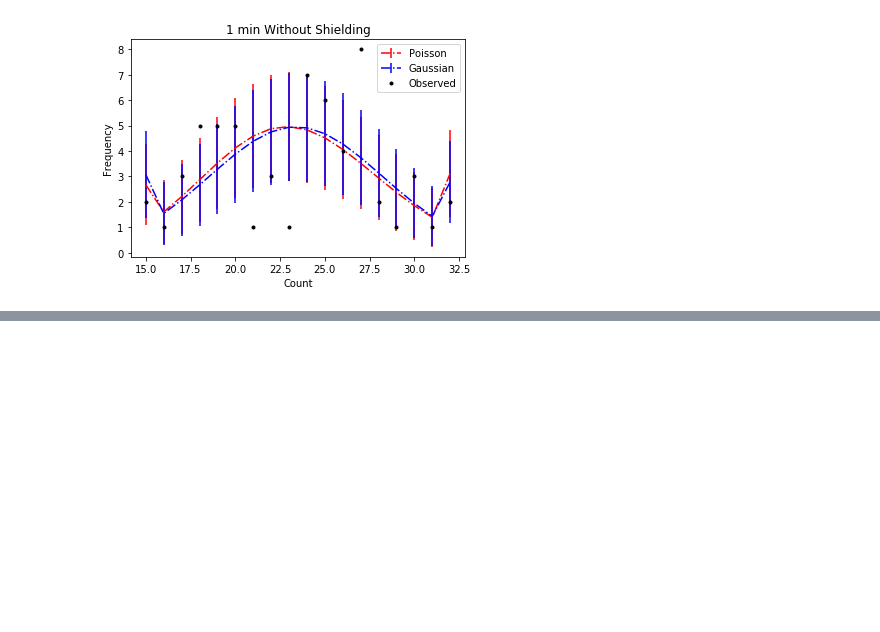
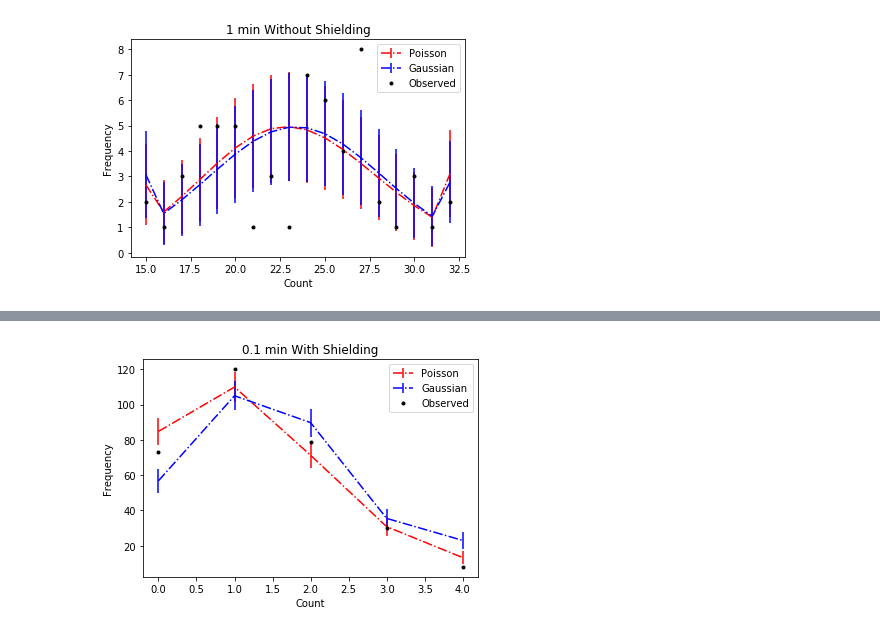
Before and after one commit to David-Zagaceta/Intermediate-Lab, a Jupyter notebook: Poisson_lab_v2.ipynb, the cells around one changed output, grey strips where cells are left out. Saved outputs shown, nothing was run; the diff lists cells and outputs as text; code cells hidden in the pictures; blank space fills up the shorter version.

Commit message:
added count rates

```diff
--- a/Poisson_lab_v2.ipynb
+++ b/Poisson_lab_v2.ipynb
@@ -239,3 +239,93 @@ std                2.193785           4.304453
 
 The poisson Chi2 is 20.575372302556445, the gaussian Chi2 is 20.315266717240167, the expected Chi2 is 17, with deviation 5.830951894845301
 [figure]
+# %%
+# load data and format for analysis
+df1 = pd.read_excel('0.1min_interval_geiger_shield.xlsx', header=None)
+params = df1[0].describe()
+N = params[0]
+mean = params[1]
+std = params[2]
+var = params[2]**2
+mean_uncertainty = np.sqrt(mean)/np.sqrt(N)
+var_uncertainty = np.sqrt(2*mean**2-mean)/np.sqrt(N-1)
+metrics = {}
+metrics.update({'mean':mean})
+metrics.update({'std':std})
+metrics.update({'var':var})
+metrics.update({'mean error':mean_uncertainty})
+metrics.update({'var error': var_uncertainty})
+metrics.update({'delta': abs(mean-var)})
+metrics.update({'delta uncertainty': np.sqrt(mean_uncertainty**2 + var_uncertainty**2)})
+metrics = pd.DataFrame(data=metrics, index=metrics.keys())
+print(metrics)
+
+
+counts = df1.values
+counts = np.ndarray.flatten(counts)
+x, y = np.unique(counts, return_counts=True)
+print('\nraw bins', x, '\nraw counts', y)
+
+
+pvals = []
+Counts = []
+# rewrite this loop to obtain left probability values
+for i in range(4):
+    pvals.append([poisson.pmf(i, mean), norm(i, mean)])
+    Counts.append(y[i])
+
+Counts.append(0)
+# adjust the condition to find the right tail bin count
+Counts[-1] = np.sum(y[np.argwhere(x>=4)])
+
+
+print('\nBinned counts',Counts)
+
+temp = np.array(pvals)
+pvals.append([1-np.sum(temp[:,0]), 1-np.sum(temp[:,1])])
+
+temp = np.array(pvals)
+print('\n','these should be 1',np.sum(temp[:,0]), np.sum(temp[:,1]))
+
+bin_uncertainties = []
+for p, g in pvals:
+    bin_uncertainties.append([np.sqrt(N*p*(1-p)), np.sqrt(N*g*(1-g))])
+
+temp = np.array(bin_uncertainties)
+
+print('\n\n Poisson uncertainties',temp[:,0], '\n\nGaussian uncertainties', temp[:,1], '\n')
+
+x = np.arange(x[0], x[0]+len(temp))
+
+print('\n\nThese should be equal', len(Counts), len(bin_uncertainties), len(x), len(pvals))
+
+bin_uncertainties = np.array(bin_uncertainties)
+pvals = np.array(pvals)
+Counts = np.array(Counts)
+
+fvals = N*np.array(pvals)
+
+chi2 = []
+
+for f, o, sigma in zip(fvals, Counts, bin_uncertainties):
+    pchi = ((f[0]-o)/sigma[0])**2
+    gchi = ((f[1]-o)/sigma[1])**2
+    chi2.append([pchi,gchi])
+
+chi2 = np.array(chi2)
+
+chi2p = np.sum(chi2[:,0])
+chi2g = np.sum(chi2[:,1])
+
+print('\n\n')
+print('The poisson Chi2 is {}, the gaussian Chi2 is {}, the expected Chi2 is {}, with deviation {}'.format(chi2p, chi2g, len(Counts)-1, np.sqrt(2*(len(Counts)-1))))
+print('\n\n')
+plt.errorbar(x, fvals[:,0], yerr=bin_uncertainties[:,0], fmt='-.r')
+plt.errorbar(x, fvals[:,1], yerr=bin_uncertainties[:,1], fmt='-.b')
+plt.errorbar(x, Counts, fmt='.k')
+plt.title('0.1 min With Shielding')
+plt.xlabel('Count')
+plt.ylabel('Frequency')
+plt.legend(['Poisson', 'Gaussian', 'Observed'])
+plt.show()
+# %% [output]
@@ -241,0 +349 @@ The poisson Chi2 is 20.575372302556445, the gaussian Chi2 is 20.315266717240167,
+[figure, added]
```
Also changed, not shown: parts of 3 cells of this notebook.
